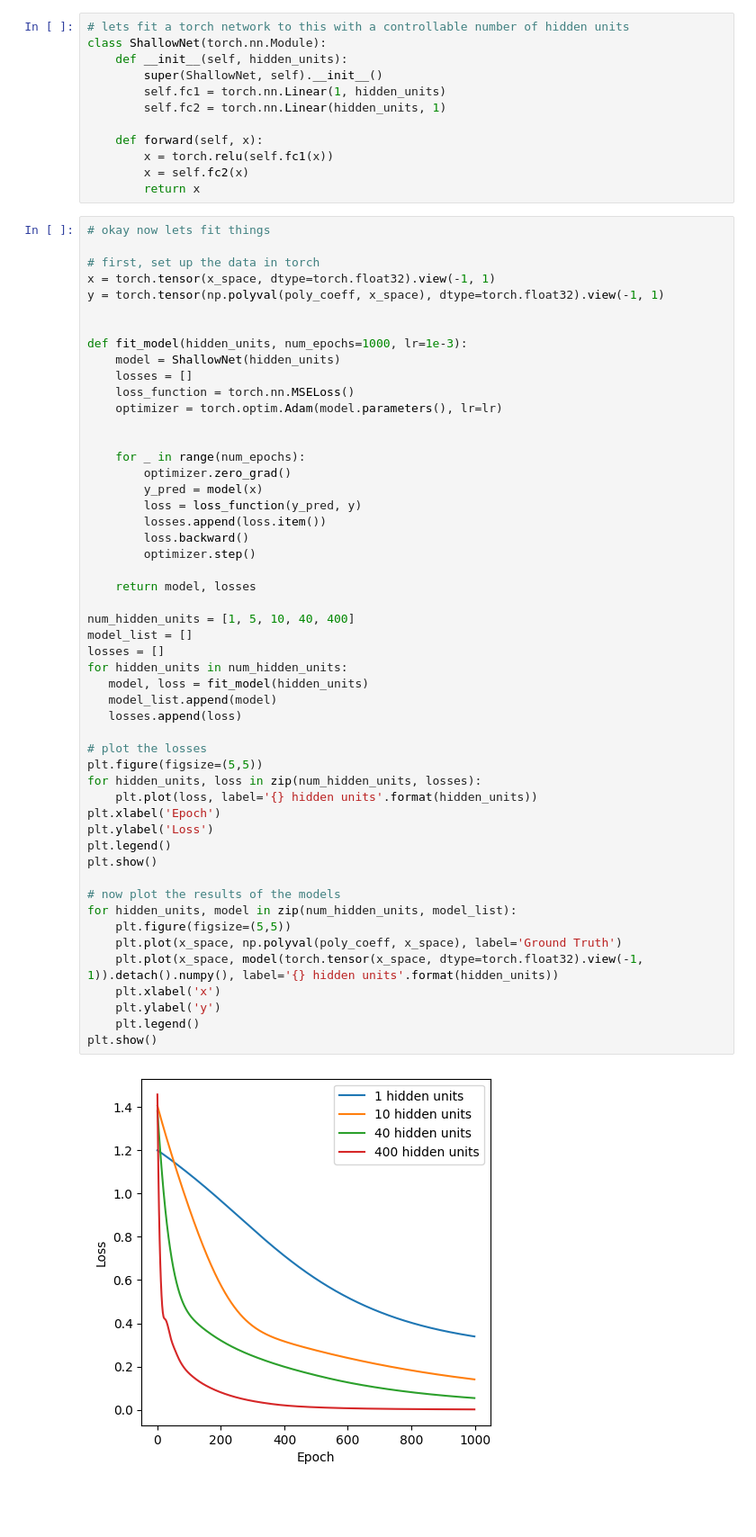
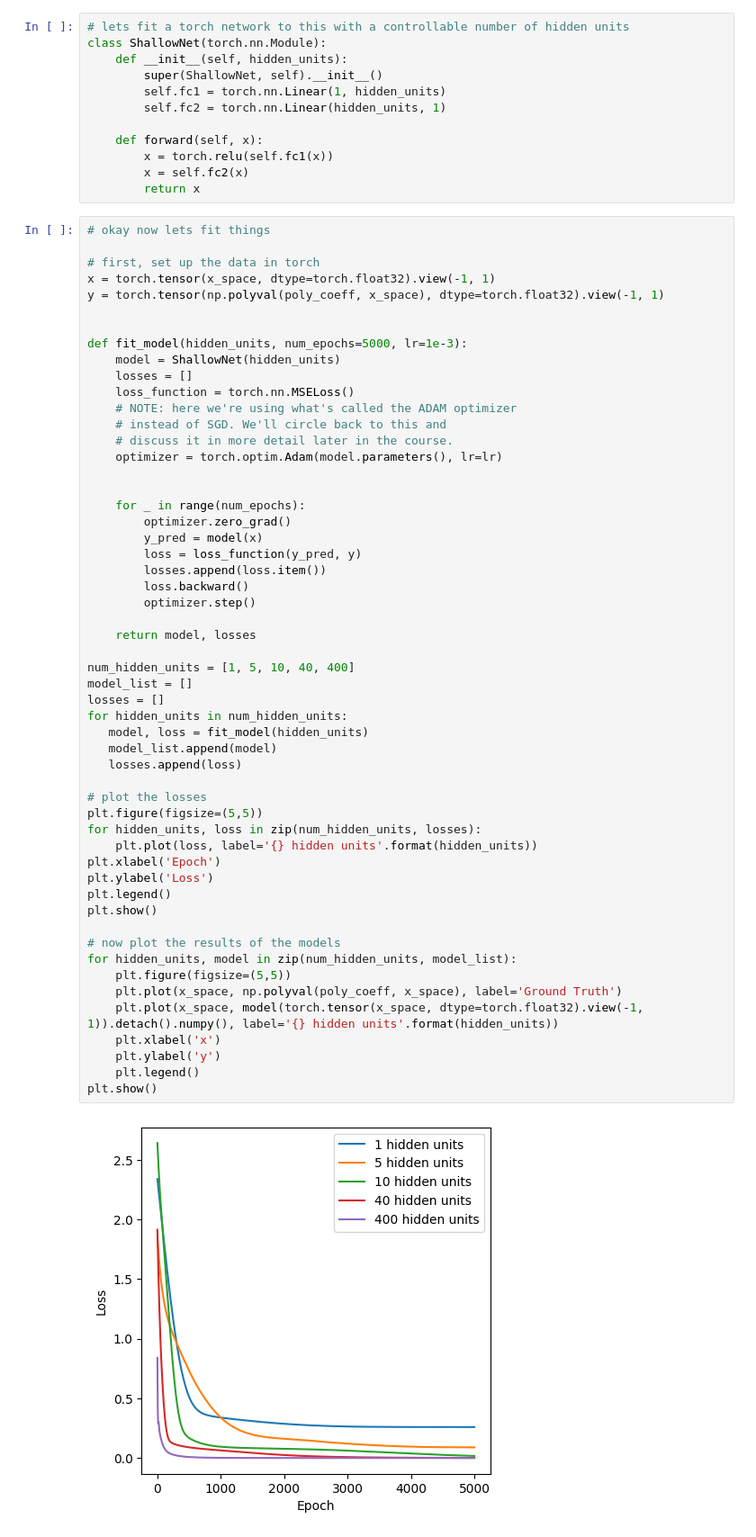
Before and after one commit to Emerge-Lab/tr-gy-8013-Fa-24, a Jupyter notebook: Lectures/Lecture_2/Lecture_2.ipynb, the cells around one changed output. Shown at 90% size. Drawn from its saved outputs; the diff is of its cells as text; blank space fills up the shorter version.

```diff
--- a/Lectures/Lecture_2/Lecture_2.ipynb
+++ b/Lectures/Lecture_2/Lecture_2.ipynb
@@ -45,10 +45,13 @@ x = torch.tensor(x_space, dtype=torch.float32).view(-1, 1)
 y = torch.tensor(np.polyval(poly_coeff, x_space), dtype=torch.float32).view(-1, 1)
 
 
-def fit_model(hidden_units, num_epochs=1000, lr=1e-3):
+def fit_model(hidden_units, num_epochs=5000, lr=1e-3):
     model = ShallowNet(hidden_units)
     losses = []
     loss_function = torch.nn.MSELoss()
+    # NOTE: here we're using what's called the ADAM optimizer
+    # instead of SGD. We'll circle back to this and
+    # discuss it in more detail later in the course.
     optimizer = torch.optim.Adam(model.parameters(), lr=lr)
 
 
@@ -62,31 +65,31 @@ def fit_model(hidden_units, num_epochs=1000, lr=1e-3):
 
     return model, losses
 
 num_hidden_units = [1, 5, 10, 40, 400]
 model_list = []
 losses = []
 for hidden_units in num_hidden_units:
    model, loss = fit_model(hidden_units)
    model_list.append(model)
    losses.append(loss)
 
 # plot the losses
 plt.figure(figsize=(5,5))
 for hidden_units, loss in zip(num_hidden_units, losses):
     plt.plot(loss, label='{} hidden units'.format(hidden_units))
 plt.xlabel('Epoch')
 plt.ylabel('Loss')
 plt.legend()
 plt.show()
 
 # now plot the results of the models
 for hidden_units, model in zip(num_hidden_units, model_list):
     plt.figure(figsize=(5,5))
     plt.plot(x_space, np.polyval(poly_coeff, x_space), label='Ground Truth')
     plt.plot(x_space, model(torch.tensor(x_space, dtype=torch.float32).view(-1, 1)).detach().numpy(), label='{} hidden units'.format(hidden_units))
     plt.xlabel('x')
     plt.ylabel('y')
     plt.legend()
 plt.show()
 # %% [output]
-[figure, old version]
+[figure, new version]
```
Also changed, not shown: parts of 2 cells of this notebook, 1 other file.
